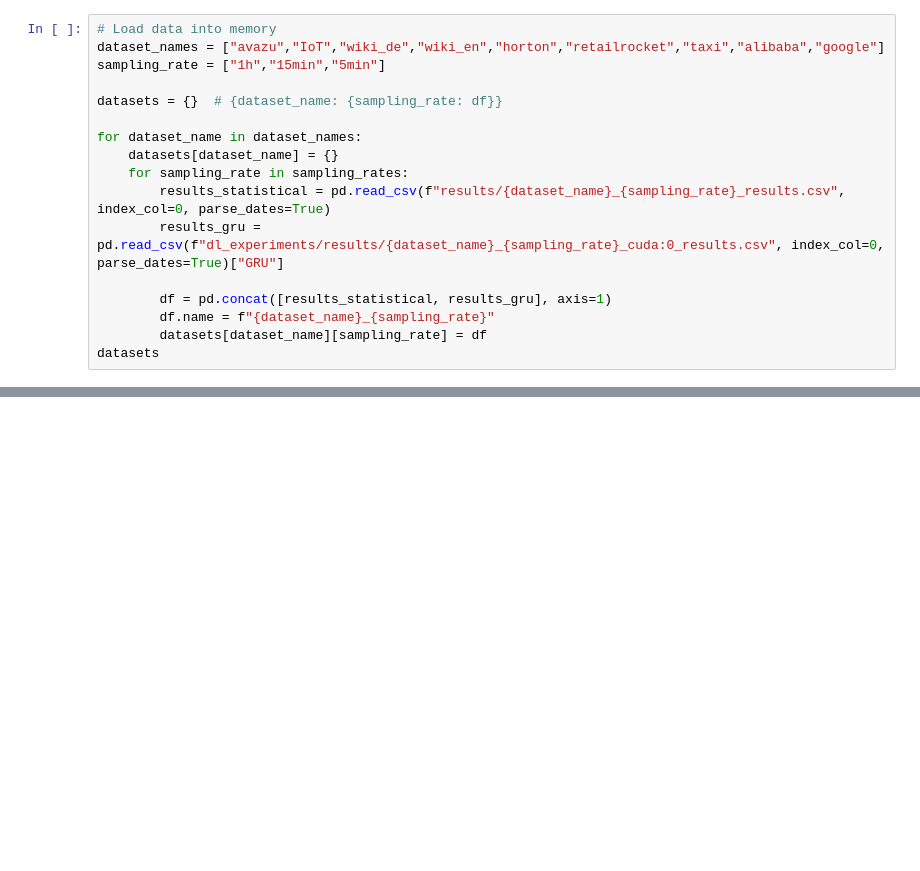
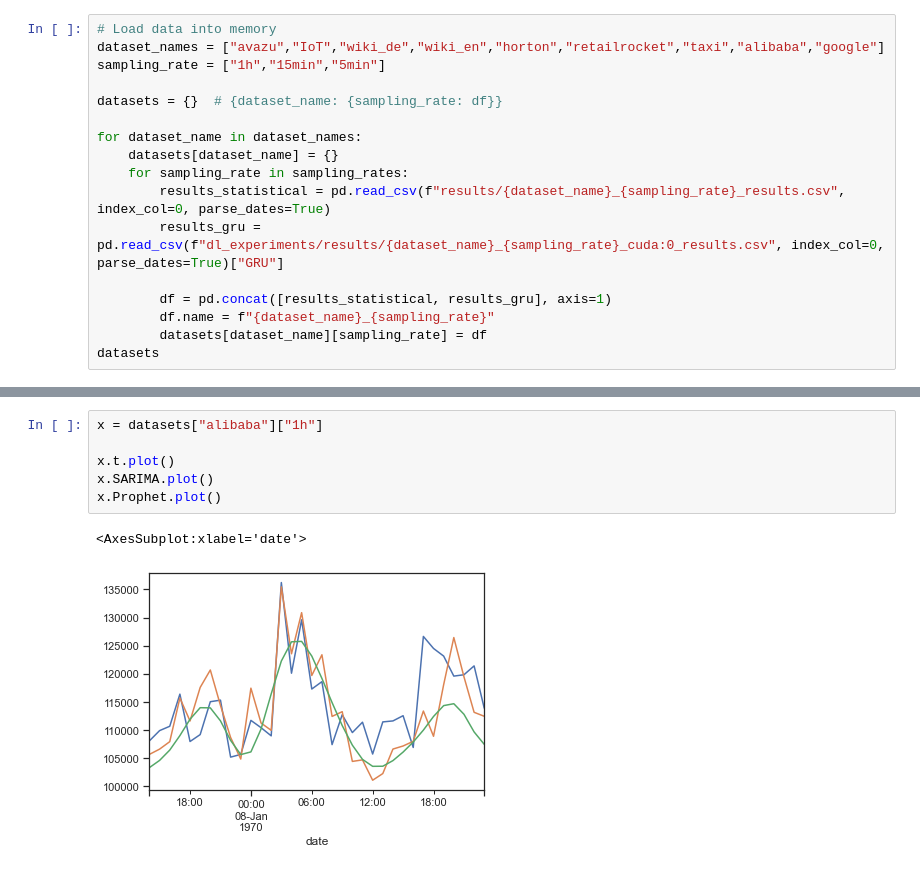
Before and after one commit to kainkordian/ELPTforDSP, a Jupyter notebook: Results.ipynb, the cells around one changed output, grey strips where cells are left out. Saved outputs shown, nothing was run; the diff lists cells and outputs as text; blank space fills up the shorter version.

```diff
--- a/Results.ipynb
+++ b/Results.ipynb
@@ -79,0 +147,9 @@ display(durations)
+# %%
+x = datasets["alibaba"]["1h"]
+
+x.t.plot()
+x.SARIMA.plot()
+x.Prophet.plot()
+# %% [output]
+<AxesSubplot:xlabel='date'>
+[figure, added]
```
Also changed, not shown: parts of 15 cells of this notebook, 1 other file.
